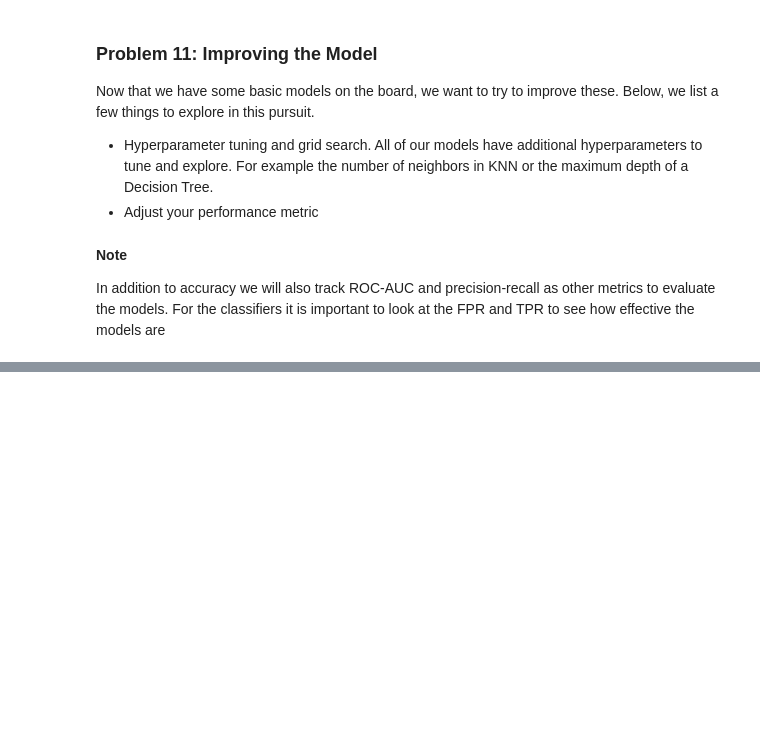
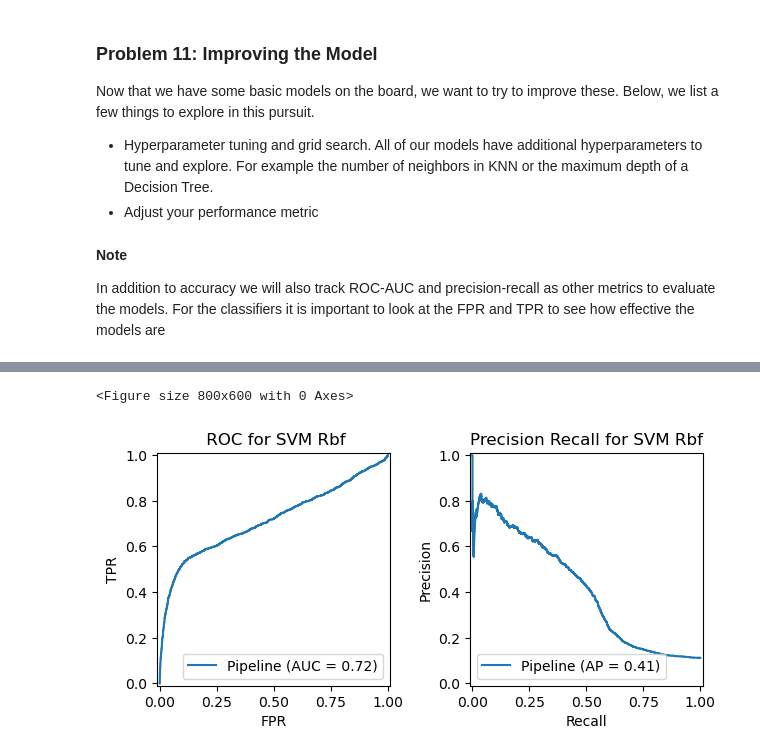
Before and after one commit to raosalapaka/ml-module17, a Jupyter notebook: assignment17_1_RS.ipynb, the cells around one changed output, grey strips where cells are left out. Saved outputs shown, nothing was run; the diff lists cells and outputs as text; code cells hidden in the pictures; blank space fills up the shorter version.

```diff
--- a/assignment17_1_RS.ipynb
+++ b/assignment17_1_RS.ipynb
@@ -526,11 +567,13 @@ It took almost 1.5 hours to run the grid search for hyper parameters for svm.
 # %%
-# svm
-svm_params = {'svc__kernel': ['linear', 'poly', 'rbf', 'sigmoid']}
+# svm with gaussian kernel
+svm_rbf_params = {'svc__kernel': ['rbf'],
+              'svc__C': [0.001, 0.01, 0.1, 1, 10]}
+#              ['linear', 'poly', 'rbf', 'sigmoid']}
 # %%
-svm_pipe = Pipeline([('scaler', StandardScaler()),
+svm_rbf_pipe = Pipeline([('scaler', StandardScaler()),
                        ('svc', SVC(probability=True))])
-svm_grid = GridSearchCV(svm_pipe, param_grid=svm_params, cv=5)
-svm_start_time = time()
-svm_grid.fit(X_train, y_train)
-svm_end_time = time()
+svm_rbf_grid = GridSearchCV(svm_rbf_pipe, param_grid=svm_rbf_params, cv=5)
+svm_rbf_start_time = time()
+svm_rbf_grid.fit(X_train, y_train)
+svm_rbf_end_time = time()
 # %%
@@ -544,2 +595,5 @@ svm_grid_train_time, svm_grid_train_accuracy, svm_grid_test_accuracy, svm_grid_r
 # %%
-DisplayRocAndPrecisionRecallCurve(svm_grid.best_estimator_, 'SVM')
+DisplayRocAndPrecisionRecallCurve(svm_rbf_grid.best_estimator_, 'SVM Rbf')
+# %% [output]
+<Figure size 800x600 with 0 Axes>
+[figure, added]
```
Also changed, not shown: parts of 44 cells of this notebook.
